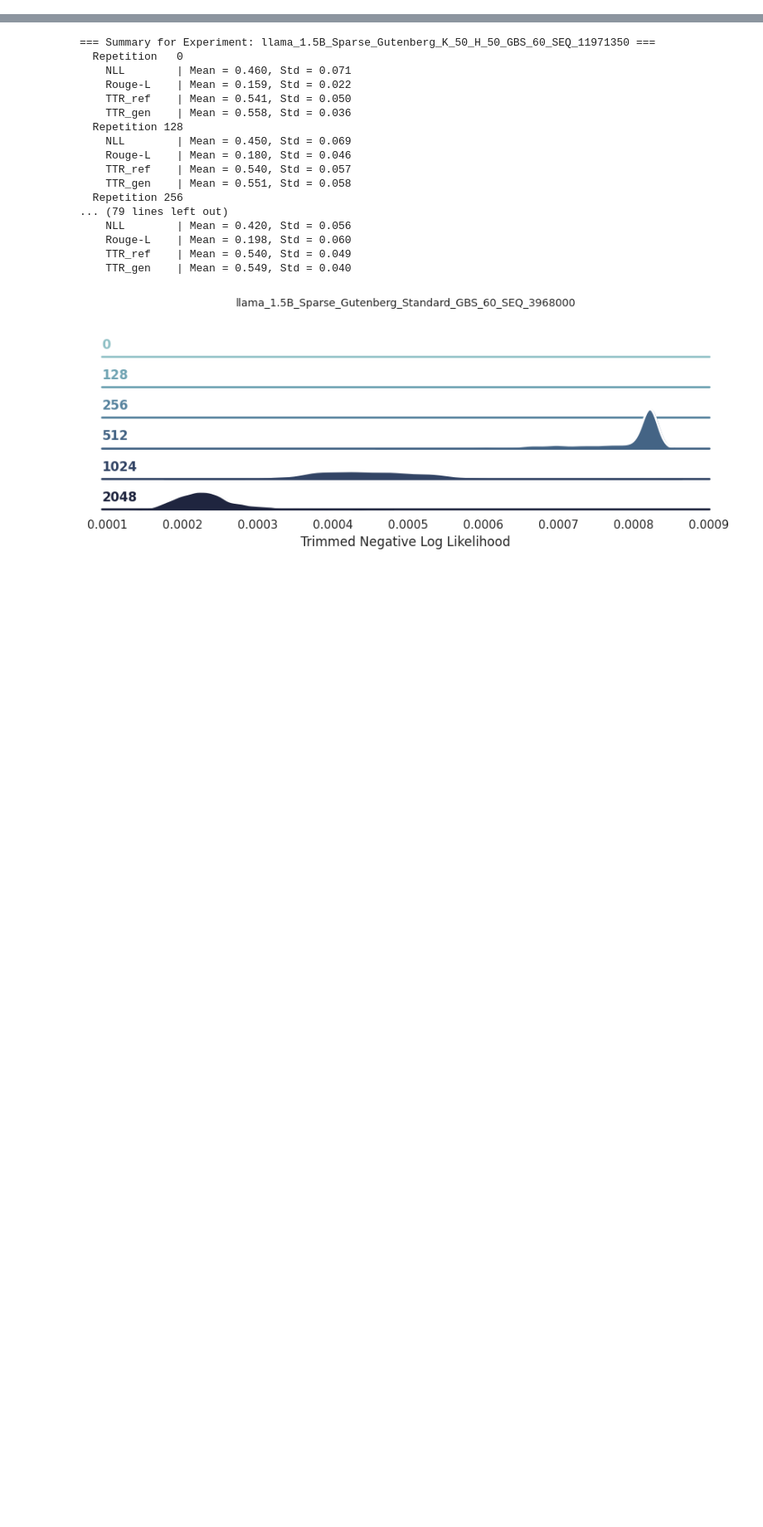
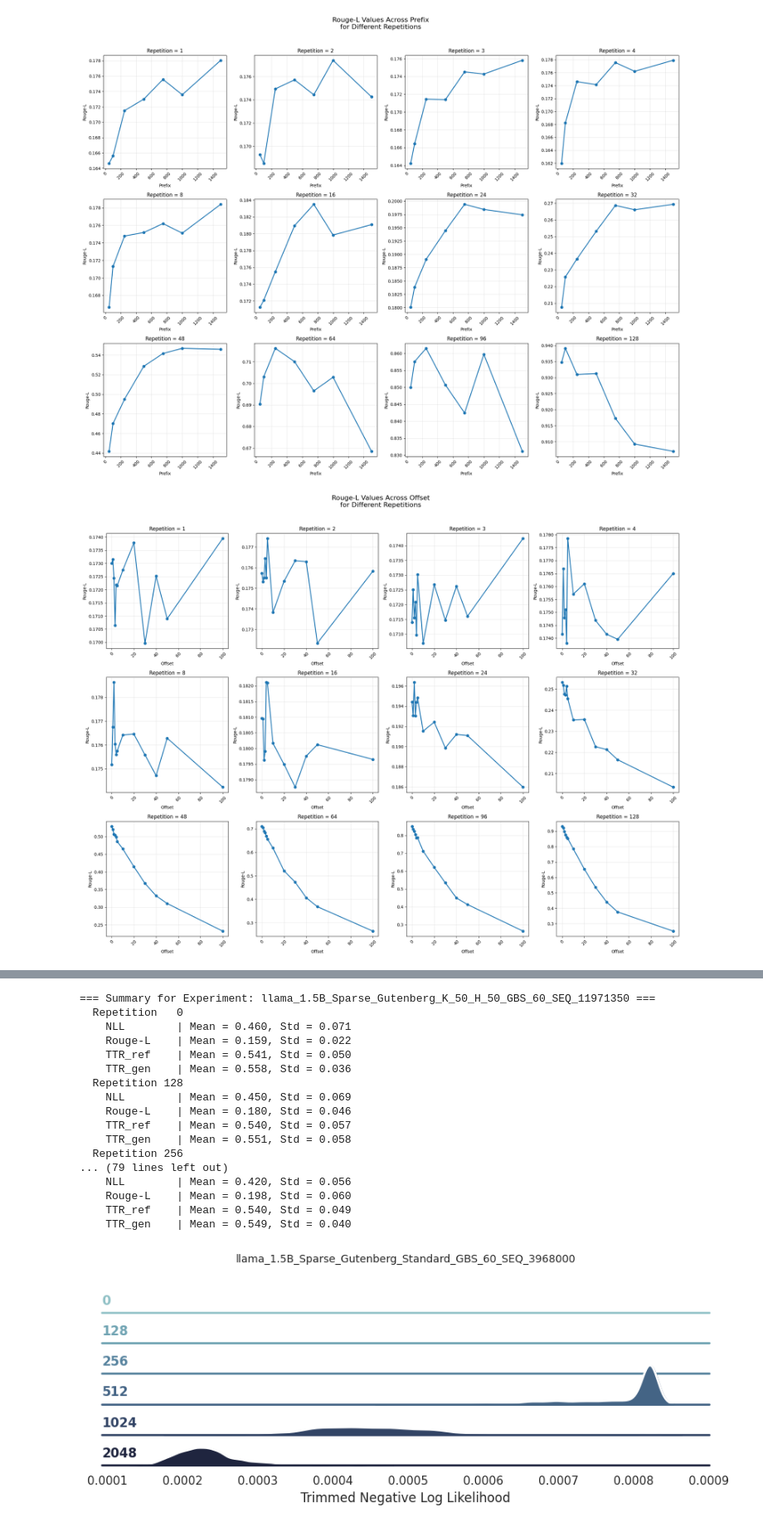
Before and after one commit to Alvorecer721/PDM, a Jupyter notebook: notebooks/rough-l.ipynb, the cells around one changed output, grey strips where cells are left out. Shown at 83% size. Drawn from its saved outputs; the diff is of its cells as text; code cells hidden in the pictures; blank space fills up the shorter version.

```diff
--- a/notebooks/rough-l.ipynb
+++ b/notebooks/rough-l.ipynb
@@ -15,0 +156,67 @@ repetitions = np.array([0, 128, 256, 512, 1024, 2048])
+# %%
+def plot_metric_by_repetition(df, vary_param='prefix', metric='Rouge-L', figsize=(20, 15)):
+    """
+    Create subplots showing metric values across prefix/offset for each repetition.
+
+    Args:
+        df: DataFrame from format_metric_df
+        vary_param: 'prefix' or 'offset' indicating what parameter was varied
+        metric: Name of the metric being plotted
+        figsize: Tuple specifying figure size
+    """
+    import matplotlib.pyplot as plt
+
+    # Get unique prefix/offset values and repetitions
+    param_values = df.index.values
+    repetitions = df.columns.values
+
+    # Calculate number of rows and columns for subplots
+    n_plots = len(repetitions)
+    n_cols = 4  # You can adjust this
+    n_rows = (n_plots + n_cols - 1) // n_cols
+
+    # Create figure and subplots
+    fig, axes = plt.subplots(n_rows, n_cols, figsize=figsize)
+    fig.suptitle(f'{metric} Values Across {vary_param.title()}\nfor Different Repetitions',
+                 fontsize=16, y=1.02)
+
+    # Flatten axes array for easier iteration
+    axes_flat = axes.flatten()
+
+    # Create plots
+    for i, rep in enumerate(repetitions):
+        ax = axes_flat[i]
+
+        # Plot the data
+        ax.plot(param_values, df[rep], marker='o', linewidth=2, markersize=6)
+
+        # Set title and labels
+        ax.set_title(f'Repetition = {rep}')
+        ax.set_xlabel(f'{vary_param.title()}')
+        ax.set_ylabel(metric)
+
+        # Add grid
+        ax.grid(True, alpha=0.3)
+
+        # Rotate x-axis labels for better readability
+        ax.tick_params(axis='x', rotation=45)
+
+    # Remove any unused subplots
+    for j in range(i + 1, len(axes_flat)):
+        fig.delaxes(axes_flat[j])
+
+    # Adjust layout to prevent overlap
+    plt.tight_layout()
+    return fig
+
+# Example usage:
+# For prefix length variation
+df_prefix = format_metric_df(results_prefix, metric='Rouge-L', vary_param='prefix', stat='mean')
+fig_prefix = plot_metric_by_repetition(df_prefix, vary_param='prefix')
+
+# For offset variation
+df_offset = format_metric_df(results_offset, metric='Rouge-L', vary_param='offset', stat='mean')
+fig_offset = plot_metric_by_repetition(df_offset, vary_param='offset')
+# %% [output]
+[figure, added]
+[figure, added]
```
Also changed, not shown: parts of 20 cells of this notebook, 6 other files.
